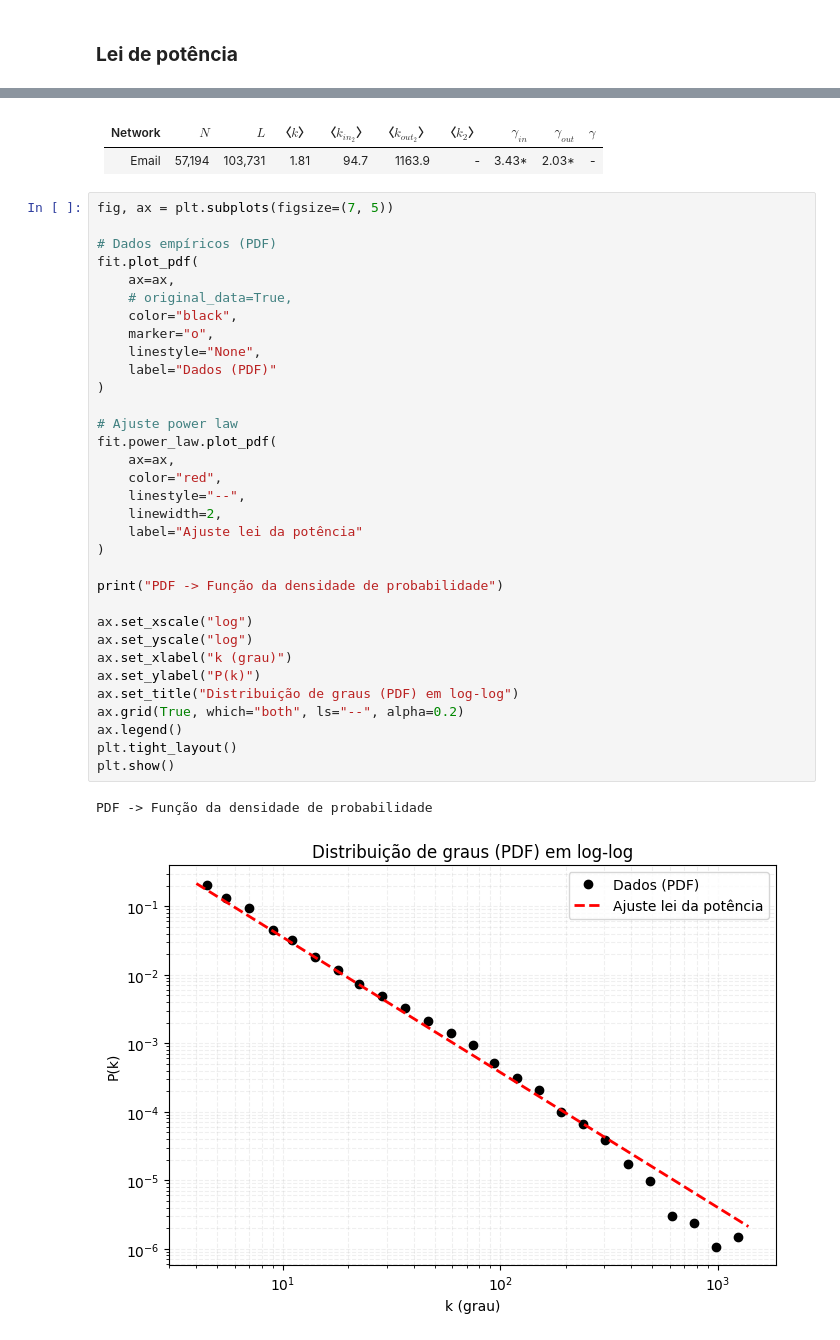
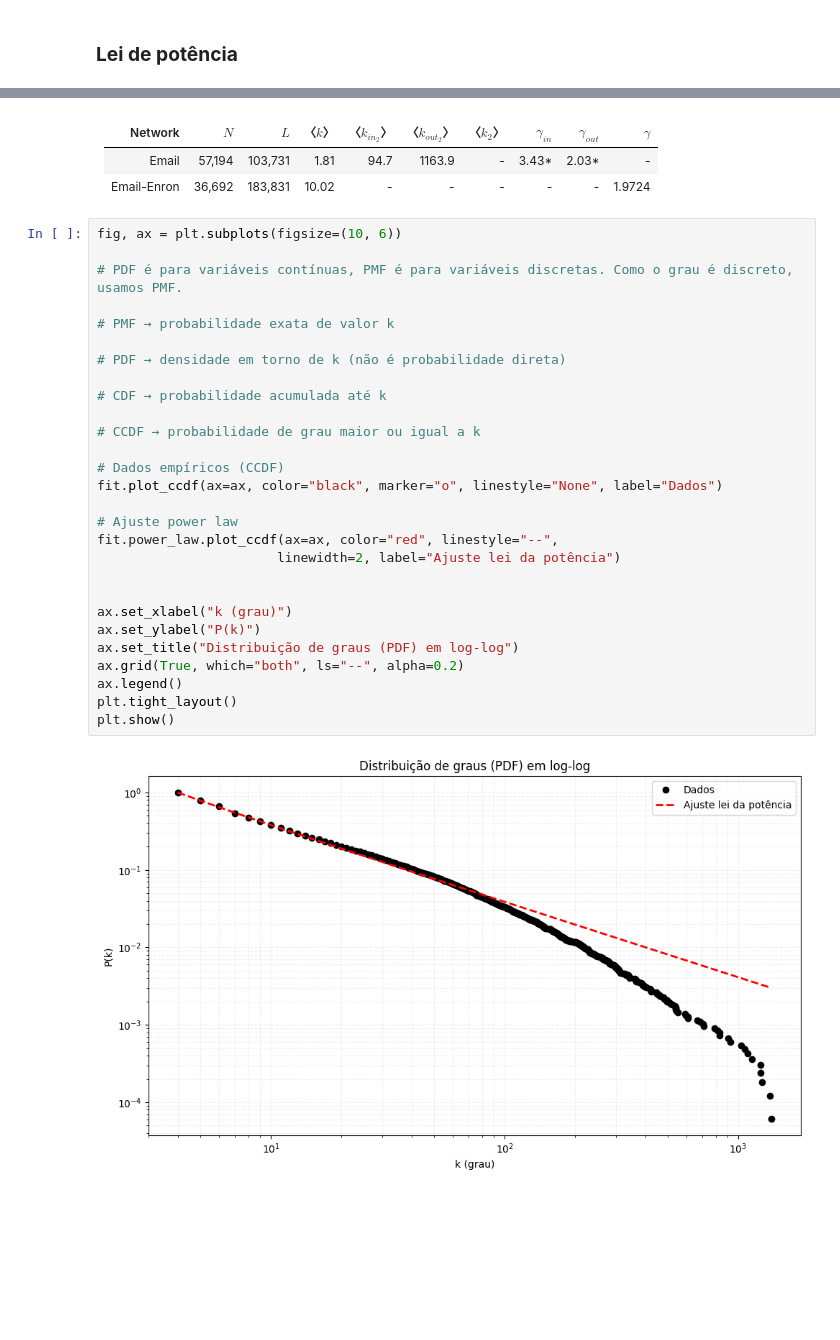
Before and after one commit to tiagostmg/grafos, a Jupyter notebook: src/entrega_1.ipynb, the cells around one changed output, grey strips where cells are left out. Cells and saved outputs as stored; diff of their text form; blank space fills up the shorter version.

```diff
--- a/src/entrega_1.ipynb
+++ b/src/entrega_1.ipynb
@@ -378,39 +409,34 @@ Quantidade de arestas: 183831
 Network | $N$ |	$L$ |	〈$k$〉 |	〈$k_{in_2}$〉	| 〈$k_{out_2}$〉 |	〈$k_2$〉 |	$γ_{in}$ |	$γ_{out}$ |	$γ$
 --------|---|-----|------|-------------|---------|-------|-------------|----------|--------
 Email	| 57,194	| 103,731 |	1.81	| 94.7 | 	1163.9 | 	- |	3.43*	| 2.03* |	-
+Email-Enron | 36,692 | 183,831 | 10.02 | - | - | - | - | - | 1.9724
 # %%
-fig, ax = plt.subplots(figsize=(7, 5))
+fig, ax = plt.subplots(figsize=(10, 6))
 
-# Dados empíricos (PDF)
-fit.plot_pdf(
-    ax=ax,
-    # original_data=True,
-    color="black",
-    marker="o",
-    linestyle="None",
-    label="Dados (PDF)"
-)
+# PDF é para variáveis contínuas, PMF é para variáveis discretas. Como o grau é discreto, usamos PMF.
+
+# PMF → probabilidade exata de valor k
+
+# PDF → densidade em torno de k (não é probabilidade direta)
+
+# CDF → probabilidade acumulada até k
+
+# CCDF → probabilidade de grau maior ou igual a k
+
+# Dados empíricos (CCDF)
+fit.plot_ccdf(ax=ax, color="black", marker="o", linestyle="None", label="Dados")
 
 # Ajuste power law
-fit.power_law.plot_pdf(
-    ax=ax,
-    color="red",
-    linestyle="--",
-    linewidth=2,
-    label="Ajuste lei da potência"
-)
+fit.power_law.plot_ccdf(ax=ax, color="red", linestyle="--",
+                       linewidth=2, label="Ajuste lei da potência")
 
-print("PDF -> Função da densidade de probabilidade")
 
-ax.set_xscale("log")
-ax.set_yscale("log")
 ax.set_xlabel("k (grau)")
 ax.set_ylabel("P(k)")
 ax.set_title("Distribuição de graus (PDF) em log-log")
 ax.grid(True, which="both", ls="--", alpha=0.2)
 ax.legend()
 plt.tight_layout()
 plt.show()
 # %% [output]
-PDF -> Função da densidade de probabilidade
-[figure, old version]
+[figure, new version]
```
Also changed, not shown: parts of 8 cells of this notebook.
